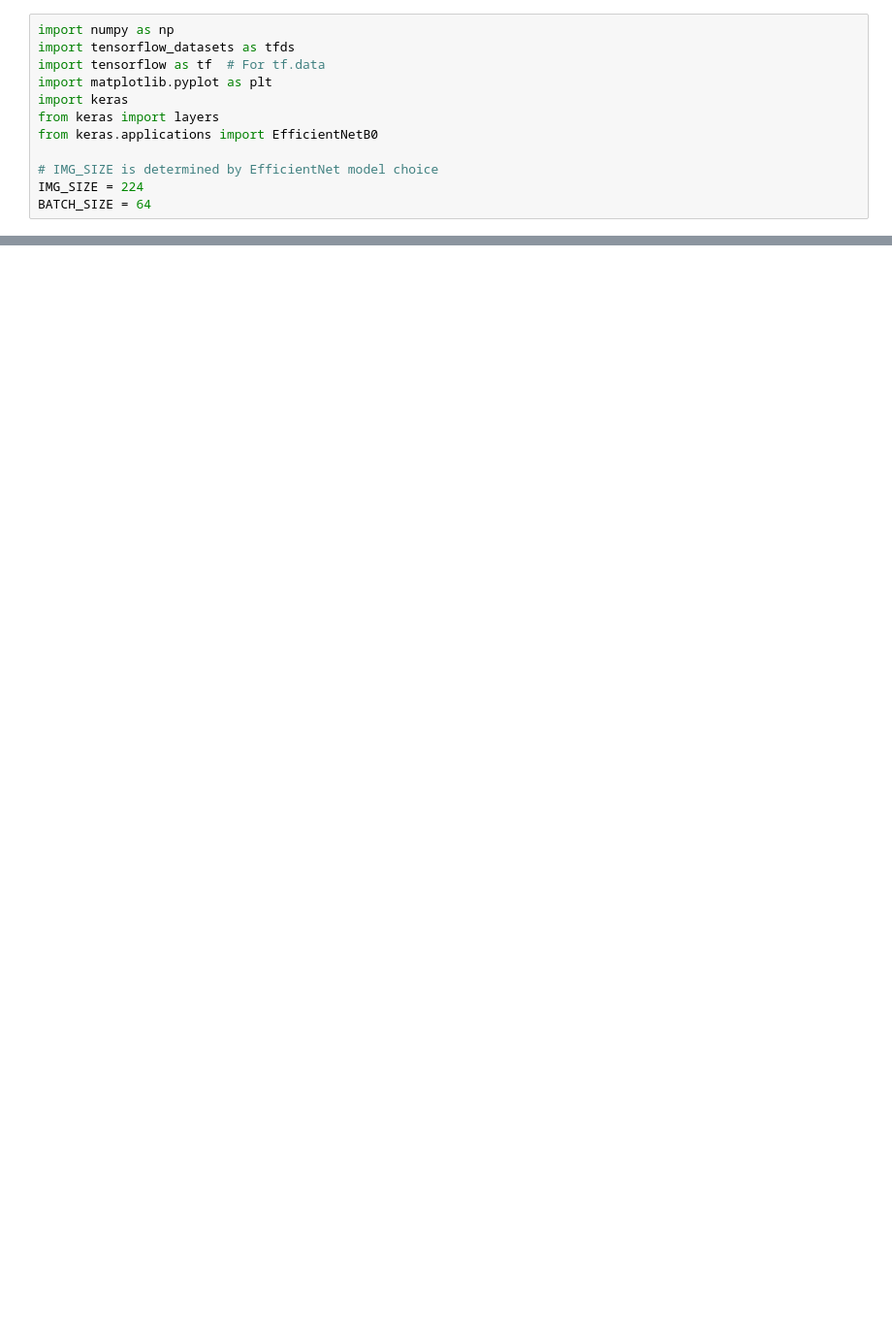
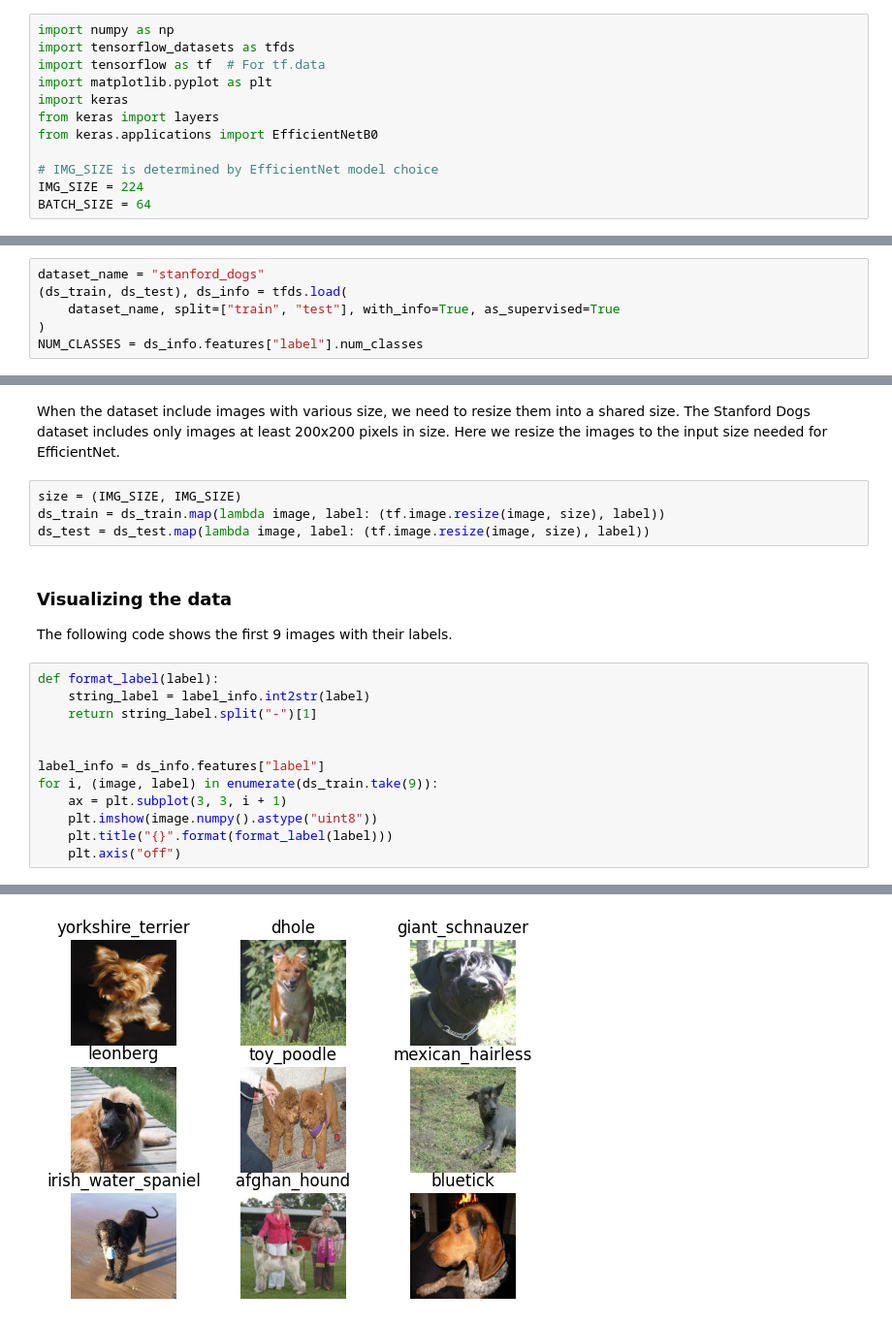
Before and after one commit to cstone157/jupyter_tensorflow2, a Jupyter notebook: tensor.org/tutorials/computer_vision/03-image-classification.ipynb, the cells around one changed output, grey strips where cells are left out. Shown at 97% size. Saved outputs shown, nothing was run; the diff lists cells and outputs as text; blank space fills up the shorter version.

Commit message:
Cont. image classification

```diff
--- a/tensor.org/tutorials/computer_vision/03-image-classification.ipynb
+++ b/tensor.org/tutorials/computer_vision/03-image-classification.ipynb
@@ -107,0 +114,6 @@ BATCH_SIZE = 64
+# %%
+dataset_name = "stanford_dogs"
+(ds_train, ds_test), ds_info = tfds.load(
+    dataset_name, split=["train", "test"], with_info=True, as_supervised=True
+)
+NUM_CLASSES = ds_info.features["label"].num_classes
@@ -107,0 +145,23 @@ BATCH_SIZE = 64
+# %% [markdown]
+When the dataset include images with various size, we need to resize them into a shared size. The Stanford Dogs dataset includes only images at least 200x200 pixels in size. Here we resize the images to the input size needed for EfficientNet.
+# %%
+size = (IMG_SIZE, IMG_SIZE)
+ds_train = ds_train.map(lambda image, label: (tf.image.resize(image, size), label))
+ds_test = ds_test.map(lambda image, label: (tf.image.resize(image, size), label))
+# %% [markdown]
+### Visualizing the data
+
+The following code shows the first 9 images with their labels.
+# %%
+def format_label(label):
+    string_label = label_info.int2str(label)
+    return string_label.split("-")[1]
+
+
+label_info = ds_info.features["label"]
+for i, (image, label) in enumerate(ds_train.take(9)):
+    ax = plt.subplot(3, 3, i + 1)
+    plt.imshow(image.numpy().astype("uint8"))
+    plt.title("{}".format(format_label(label)))
+    plt.axis("off")
+# %% [output]
@@ -107,0 +170 @@ BATCH_SIZE = 64
+[figure, added]
```
Also changed, not shown: parts of 15 cells of this notebook.
